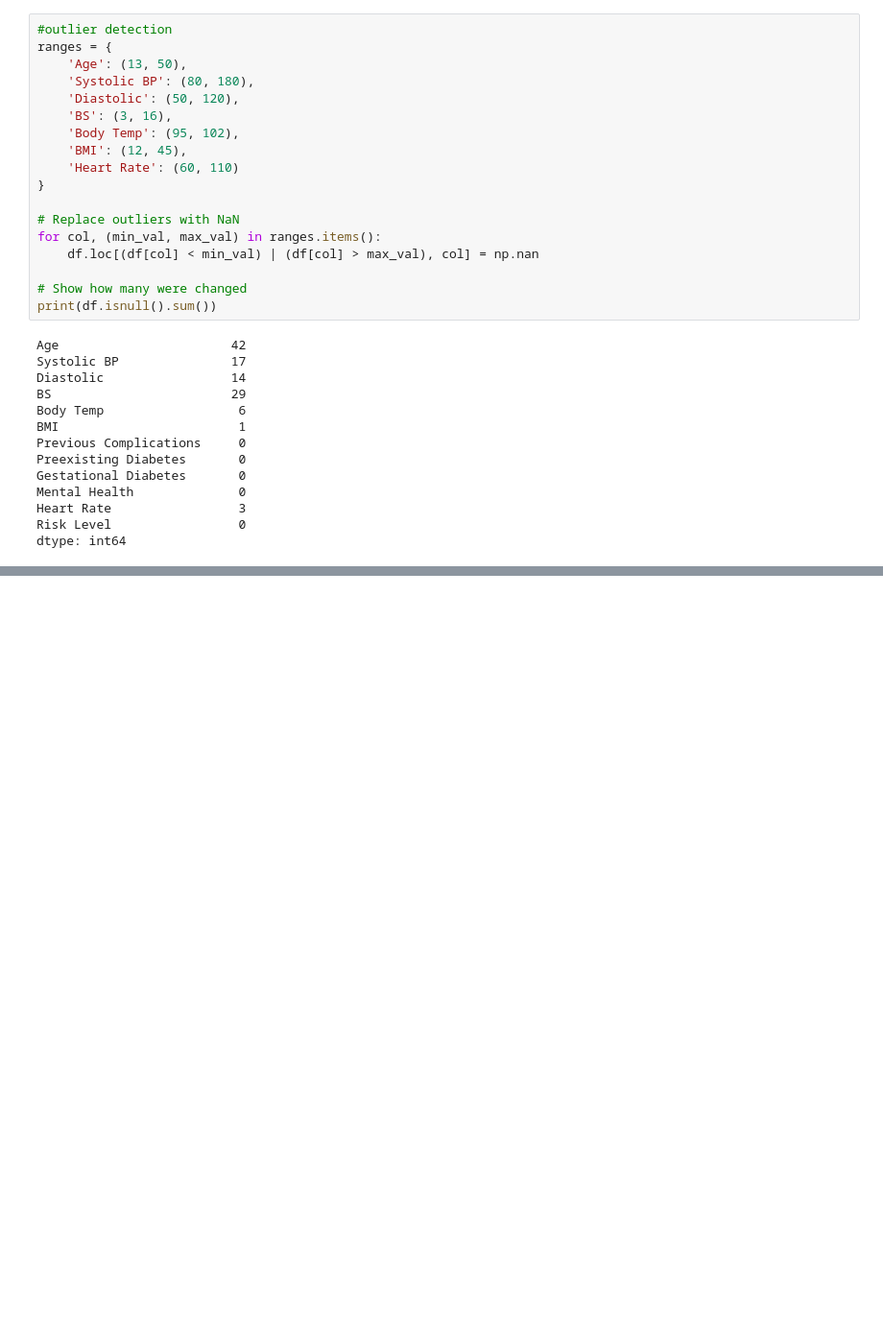
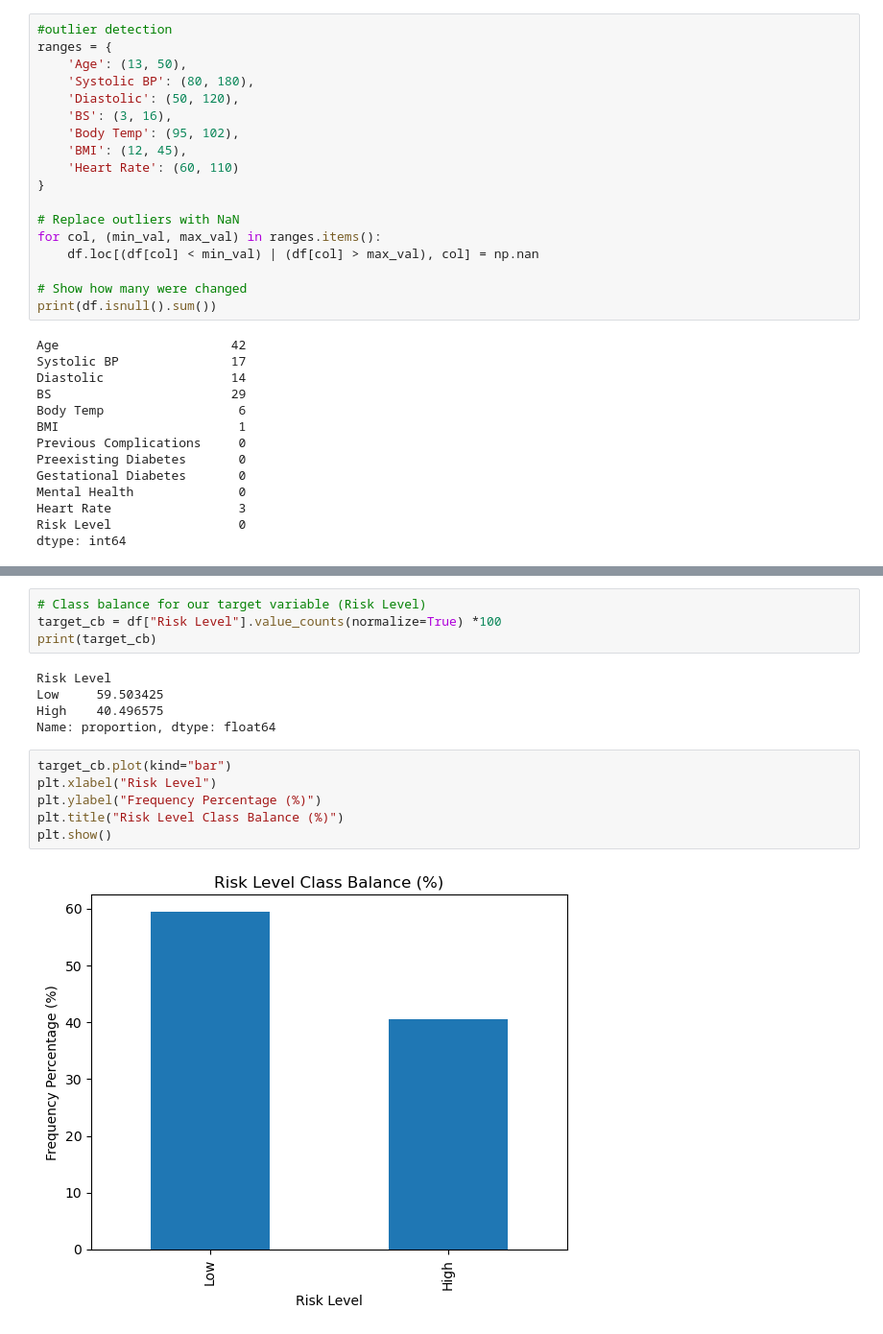
Before and after one commit to munircole/Predictive-Health-Monitoring-Model-for-Nursing-Mothers, a Jupyter notebook: maternal-health-risk.ipynb, the cells around one changed output, grey strips where cells are left out. Shown at 96% size. Drawn from its saved outputs; the diff is of its cells as text; blank space fills up the shorter version.

```diff
--- a/maternal-health-risk.ipynb
+++ b/maternal-health-risk.ipynb
@@ -176,0 +221,17 @@ print(df.isnull().sum())
+# %%
+# Class balance for our target variable (Risk Level)
+target_cb = df["Risk Level"].value_counts(normalize=True) *100
+print(target_cb)
+# %% [output]
+Risk Level
+Low     59.503425
+High    40.496575
+Name: proportion, dtype: float64
+# %%
+target_cb.plot(kind="bar")
+plt.xlabel("Risk Level")
+plt.ylabel("Frequency Percentage (%)")
+plt.title("Risk Level Class Balance (%)")
+plt.show()
+# %% [output]
+[figure, added]
```
Also changed, not shown: parts of 20 cells of this notebook.
